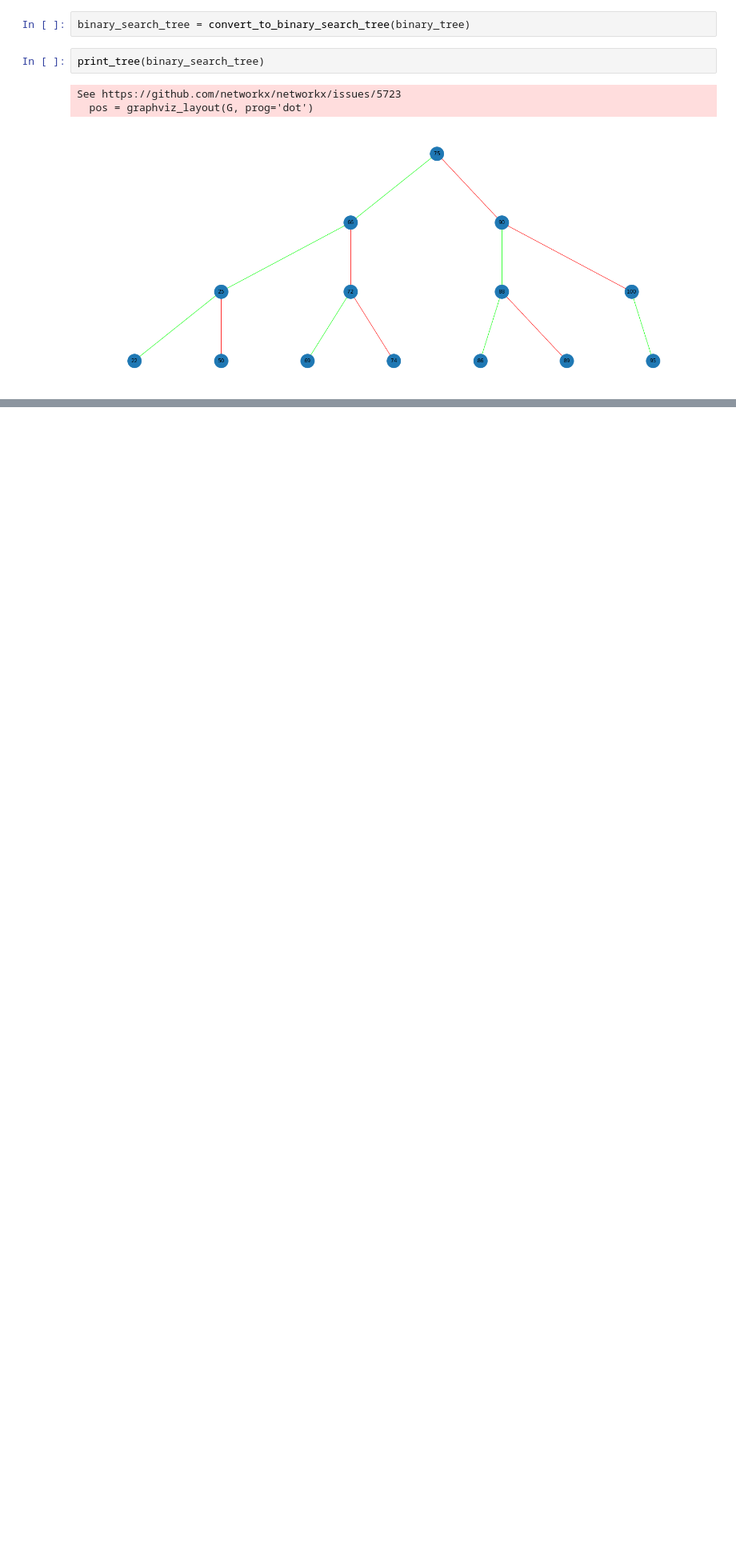
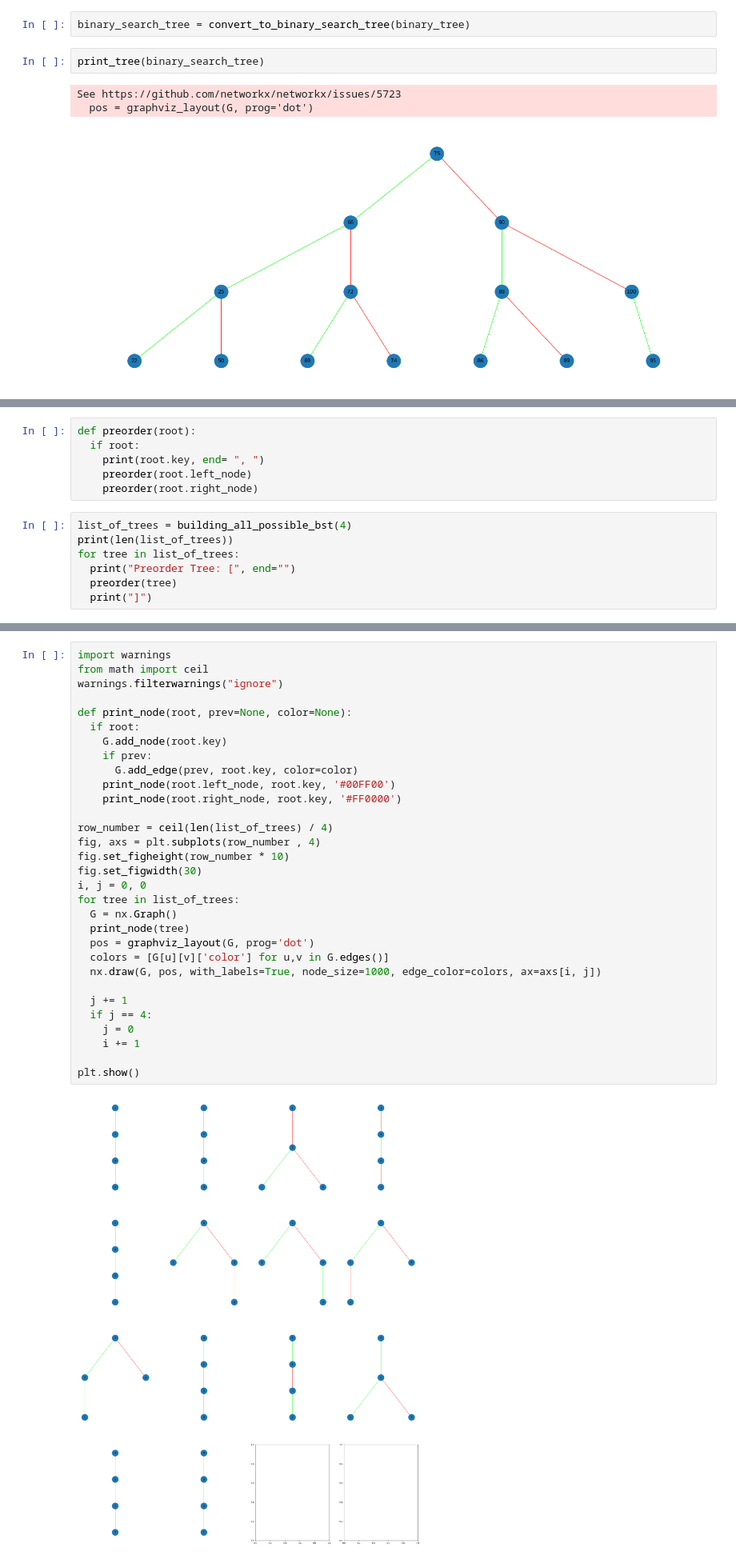
Before and after one commit to MatheusSC017/Studies, a Jupyter notebook: BinaryTreeBuilder.ipynb, the cells around one changed output, grey strips where cells are left out. Shown at 80% size. Drawn from its saved outputs; the diff is of its cells as text; blank space fills up the shorter version.

```diff
--- a/BinaryTreeBuilder.ipynb
+++ b/BinaryTreeBuilder.ipynb
@@ -146,0 +213,13 @@ See https://github.com/networkx/networkx/issues/5723
+# %%
+def preorder(root):
+  if root:
+    print(root.key, end= ", ")
+    preorder(root.left_node)
+    preorder(root.right_node)
+# %%
+list_of_trees = building_all_possible_bst(4)
+print(len(list_of_trees))
+for tree in list_of_trees:
+  print("Preorder Tree: [", end="")
+  preorder(tree)
+  print("]")
@@ -146,0 +242,33 @@ See https://github.com/networkx/networkx/issues/5723
+# %%
+import warnings
+from math import ceil
+warnings.filterwarnings("ignore")
+
+def print_node(root, prev=None, color=None):
+  if root:
+    G.add_node(root.key)
+    if prev:
+      G.add_edge(prev, root.key, color=color)
+    print_node(root.left_node, root.key, '#00FF00')
+    print_node(root.right_node, root.key, '#FF0000')
+
+row_number = ceil(len(list_of_trees) / 4)
+fig, axs = plt.subplots(row_number , 4)
+fig.set_figheight(row_number * 10)
+fig.set_figwidth(30)
+i, j = 0, 0
+for tree in list_of_trees:
+  G = nx.Graph()
+  print_node(tree)
+  pos = graphviz_layout(G, prog='dot')
+  colors = [G[u][v]['color'] for u,v in G.edges()]
+  nx.draw(G, pos, with_labels=True, node_size=1000, edge_color=colors, ax=axs[i, j])
+
+  j += 1
+  if j == 4:
+    j = 0
+    i += 1
+
+plt.show()
+# %% [output]
+[figure, added]
```
Also changed, not shown: parts of 15 cells of this notebook.
